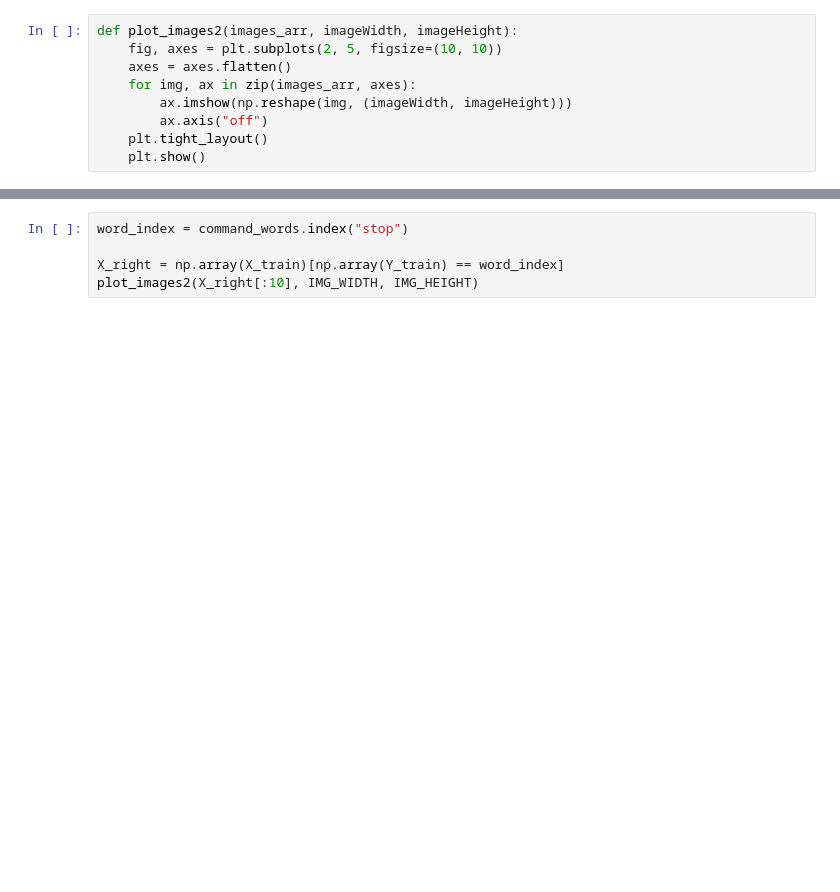
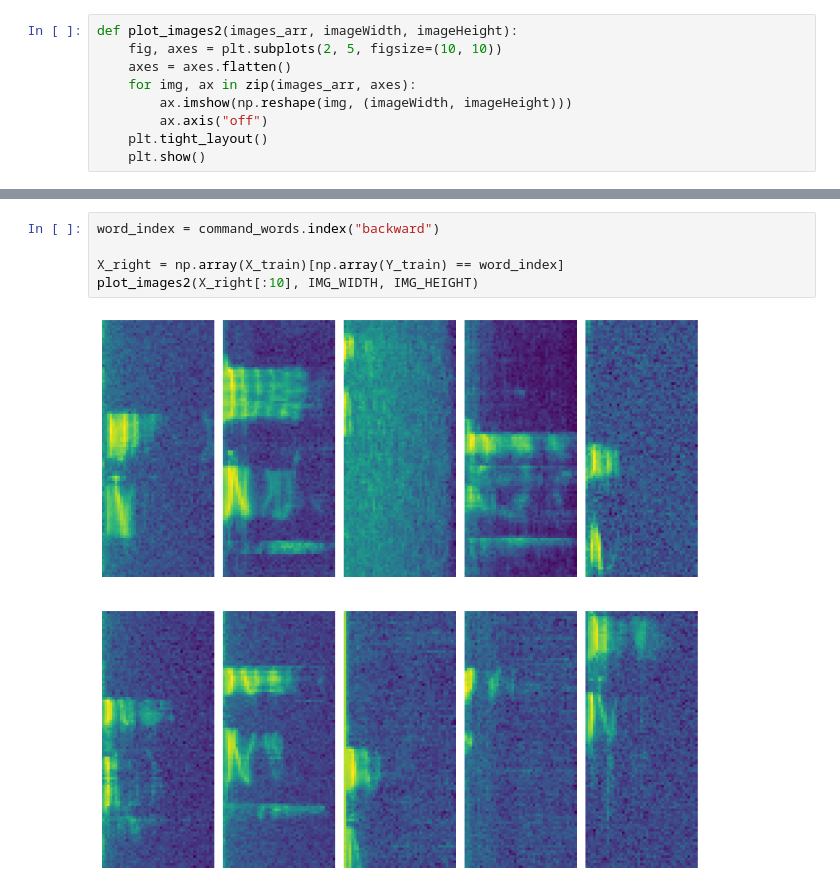
Before and after one commit to ntueecamp/22-software-workshop, a Jupyter notebook: speech-recognition/process_command_traning_data.ipynb, the cells around one changed output, grey strips where cells are left out. Cells and saved outputs as stored; diff of their text form; blank space fills up the shorter version.

```diff
--- a/speech-recognition/process_command_traning_data.ipynb
+++ b/speech-recognition/process_command_traning_data.ipynb
@@ -373,5 +399,7 @@ plot_images2(X_left[:10], IMG_WIDTH, IMG_HEIGHT)
 # %%
-word_index = command_words.index("stop")
+word_index = command_words.index("backward")
 
 X_right = np.array(X_train)[np.array(Y_train) == word_index]
 plot_images2(X_right[:10], IMG_WIDTH, IMG_HEIGHT)
+# %% [output]
+[figure, added]
```
Also changed, not shown: parts of 7 cells of this notebook, 7 other files.
